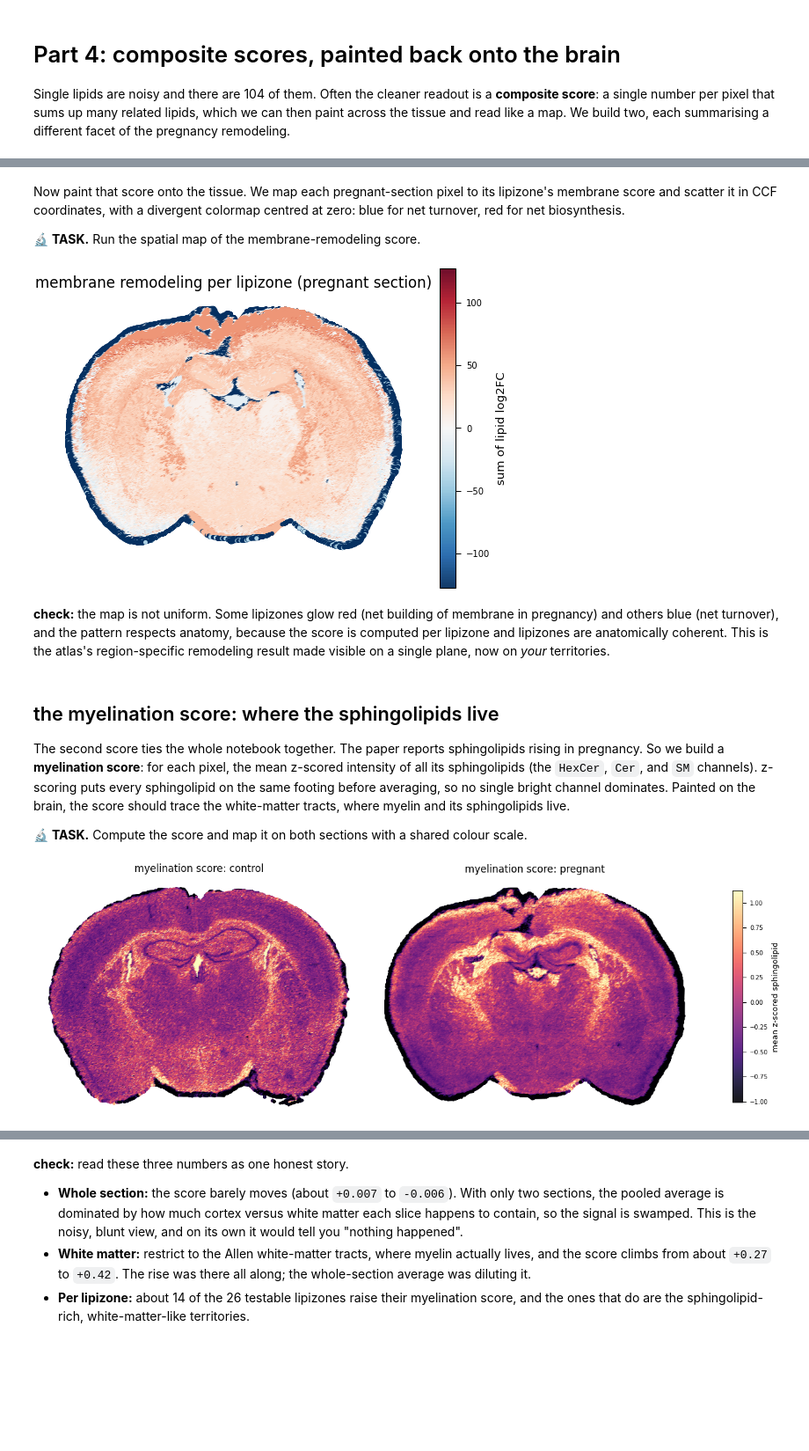
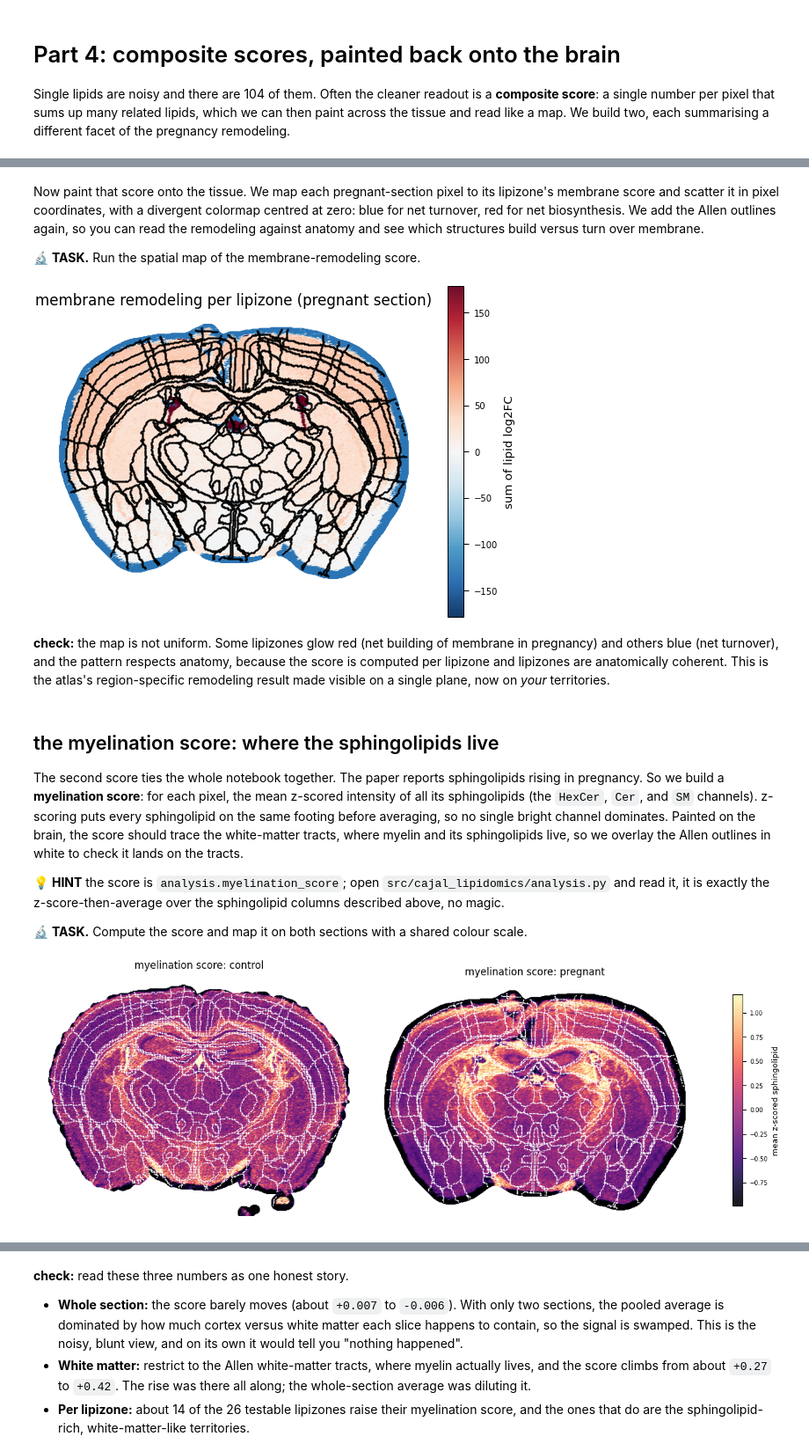
Before and after one commit to lamanno-epfl/lipidomics_tutorial_cajalcourse, a Jupyter notebook: notebooks/level3/07_clustering_scratch_and_differential_solution.ipynb, the cells around one changed output, grey strips where cells are left out. Shown at 88% size. Drawn from its saved outputs; the diff is of its cells as text; code cells hidden in the pictures; blank space fills up the shorter version.

```diff
--- a/notebooks/level3/07_clustering_scratch_and_differential_solution.ipynb
+++ b/notebooks/level3/07_clustering_scratch_and_differential_solution.ipynb
@@ -792,7 +827,8 @@ most net-biosynthesis lipizones (positive sum of log2FC):
 # %% [markdown]
 Now paint that score onto the tissue. We map each pregnant-section pixel to its lipizone's membrane
-score and scatter it in CCF coordinates, with a divergent colormap centred at zero: blue for net
-turnover, red for net biosynthesis.
+score and scatter it in pixel coordinates, with a divergent colormap centred at zero: blue for net
+turnover, red for net biosynthesis. We add the Allen outlines again, so you can read the remodeling
+against anatomy and see which structures build versus turn over membrane.
 
 🔬 **TASK.** Run the spatial map of the membrane-remodeling score.
 # %%
@@ -801,15 +837,16 @@ preg.obs["membrane"] = preg.obs["lipizone"].map(membrane).astype(float)
 shown = preg[preg.obs["membrane"].notna()]
 
 vmax = float(np.nanmax(np.abs(shown.obs["membrane"])))
-fig, ax = plt.subplots(figsize=(5.6, 5.6))
-sc = ax.scatter(shown.obs["zccf"], -shown.obs["yccf"], c=shown.obs["membrane"],
+fig, ax = plt.subplots(figsize=(5.8, 5.8))
+sc = ax.scatter(shown.obs["x"], -shown.obs["y"], c=shown.obs["membrane"],
                 cmap="RdBu_r", vmin=-vmax, vmax=vmax, s=4, alpha=0.95, rasterized=True)
+plotting.allen_contours(preg.obs, ax)      # Allen outlines, to read the score against anatomy
 ax.set_aspect("equal"); ax.axis("off")
 ax.set_title("membrane remodeling per lipizone (pregnant section)", fontsize=FS["m"])
 plt.colorbar(sc, ax=ax, shrink=0.7, label="sum of lipid log2FC")
 plt.show()
 # %% [output]
-[figure, old version]
+[figure, new version]
 # %% [markdown]
 **check:** the map is not uniform. Some lipizones glow red (net building of membrane in pregnancy)
 and others blue (net turnover), and the pattern respects anatomy, because the score is computed per
@@ -822,22 +859,27 @@ The second score ties the whole notebook together. The paper reports sphingolipi
 So we build a **myelination score**: for each pixel, the mean z-scored intensity of all its
 sphingolipids (the `HexCer`, `Cer`, and `SM` channels). z-scoring puts every sphingolipid on the same
 footing before averaging, so no single bright channel dominates. Painted on the brain, the score should
-trace the white-matter tracts, where myelin and its sphingolipids live.
+trace the white-matter tracts, where myelin and its sphingolipids live, so we overlay the Allen outlines
+in white to check it lands on the tracts.
+
+💡 **HINT** the score is `analysis.myelination_score`; open `src/cajal_lipidomics/analysis.py` and read
+it, it is exactly the z-score-then-average over the sphingolipid columns described above, no magic.
 
 🔬 **TASK.** Compute the score and map it on both sections with a shared colour scale.
 # %%
 adata.obs["myelination"] = analysis.myelination_score(lipid_view)
 
 vmin, vmax = np.quantile(adata.obs["myelination"], [0.02, 0.98])
 fig, axes = plt.subplots(1, 2, figsize=(10.5, 5.0), constrained_layout=True)
 for ax, cond, title in zip(axes, ["naive", "pregnant"], ["control", "pregnant"]):
     s = adata[adata.obs["Condition"] == cond]
-    sc = ax.scatter(s.obs["zccf"], -s.obs["yccf"], c=s.obs["myelination"],
+    sc = ax.scatter(s.obs["x"], -s.obs["y"], c=s.obs["myelination"],
                     cmap="magma", vmin=vmin, vmax=vmax, s=4, alpha=0.9, rasterized=True)
+    plotting.allen_contours(s.obs, ax, color="white", lw=0.3, s=0.4)   # white outlines over magma
     ax.set_aspect("equal"); ax.axis("off")
     ax.set_title(f"myelination score: {title}", fontsize=FS["m"])
 fig.colorbar(sc, ax=axes, shrink=0.6, label="mean z-scored sphingolipid")
 plt.show()
 # %% [output]
-[figure, old version]
+[figure, new version]
 # %% [markdown]
```
Also changed, not shown: parts of 24 cells of this notebook, 19 other files.
